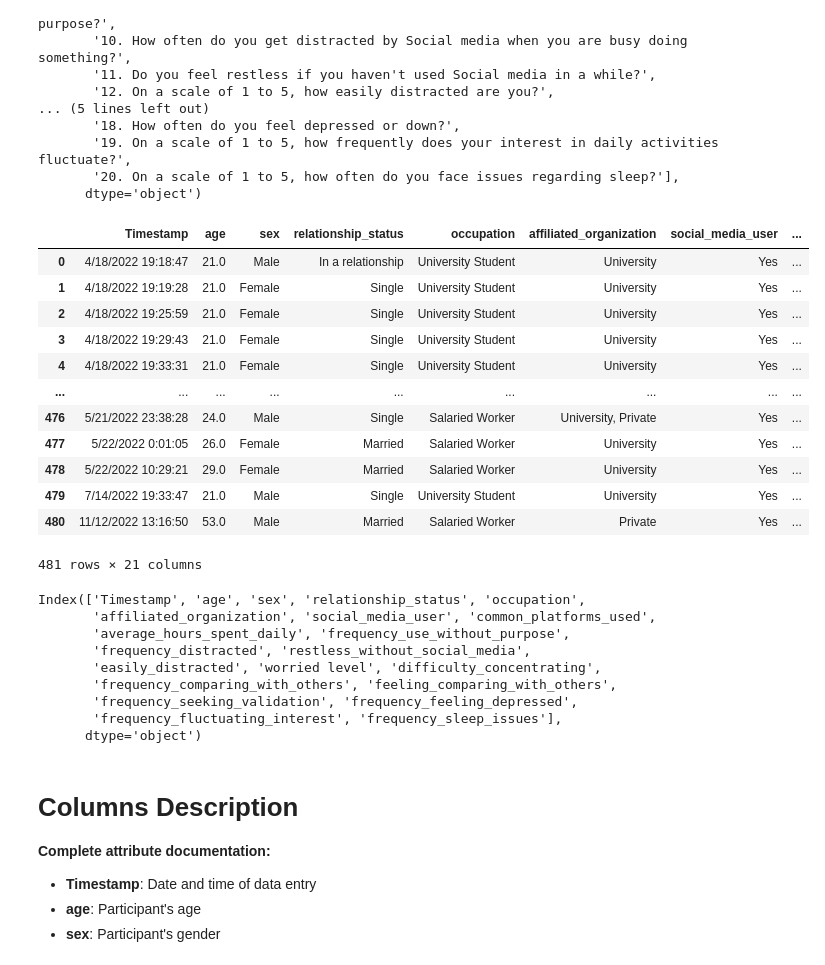
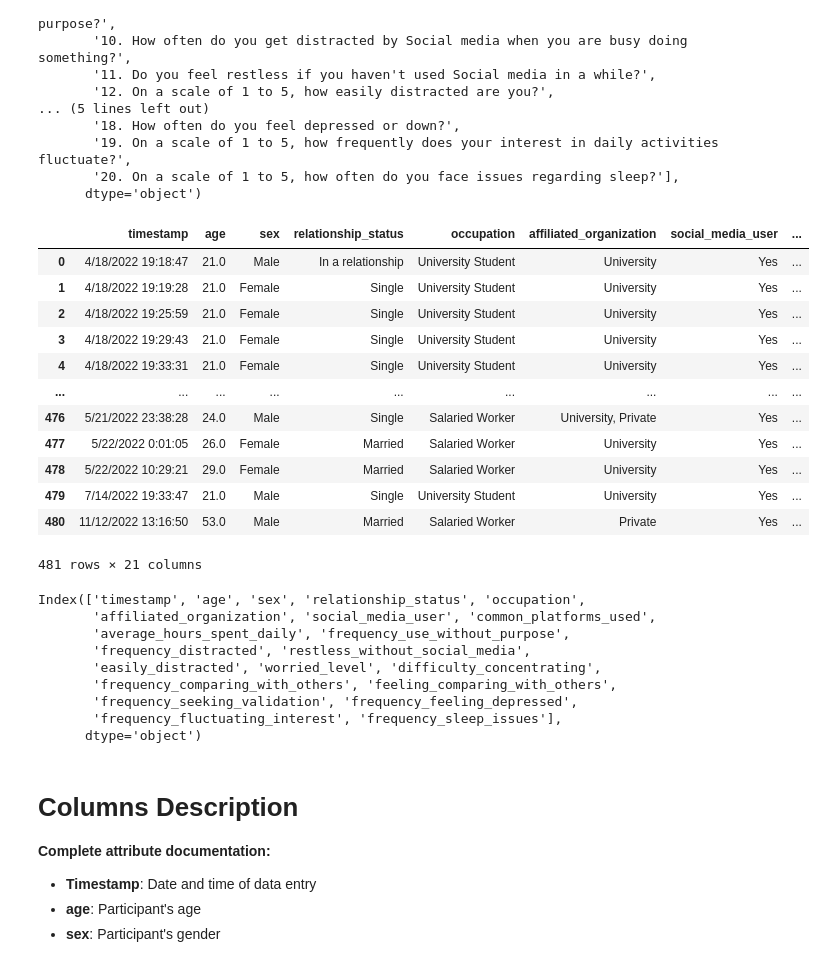
Before and after one commit to ReDI-Data-Analytics-2023/final-project, a Jupyter notebook: giorgiafaedda.ipynb, the cells around one changed output. Saved outputs shown, nothing was run; the diff lists cells and outputs as text; code cells hidden in the pictures.

```diff
--- a/giorgiafaedda.ipynb
+++ b/giorgiafaedda.ipynb
@@ -134,32 +134,33 @@ Index(['Timestamp', '1. What is your age?', '2. Gender',
 # %%
 df.rename(
     columns={
+        'Timestamp': 'timestamp',
         '1. What is your age?': 'age',
         '2. Gender': 'sex',
         '3. Relationship Status': 'relationship_status',
         '4. Occupation Status': 'occupation',
         '5. What type of organizations are you affiliated with?': 'affiliated_organization',
         '6. Do you use social media?': 'social_media_user',
         '7. What social media platforms do you commonly use?': 'common_platforms_used',
         '8. What is the average time you spend on social media every day?': 'average_hours_spent_daily',
         '9. How often do you find yourself using Social media without a specific purpose?': 'frequency_use_without_purpose',
         '10. How often do you get distracted by Social media when you are busy doing something?': 'frequency_distracted',
         "11. Do you feel restless if you haven't used Social media in a while?": 'restless_without_social_media',
         '12. On a scale of 1 to 5, how easily distracted are you?': 'easily_distracted',
-        '13. On a scale of 1 to 5, how much are you bothered by worries?': 'worried level',
+        '13. On a scale of 1 to 5, how much are you bothered by worries?': 'worried_level',
         '14. Do you find it difficult to concentrate on things?': 'difficulty_concentrating',
         '15. On a scale of 1-5, how often do you compare yourself to other successful people through the use of social media?': 'frequency_comparing_with_others',
         '16. Following the previous question, how do you feel about these comparisons, generally speaking?': 'feeling_comparing_with_others',
         '17. How often do you look to seek validation from features of social media?': 'frequency_seeking_validation',
         '18. How often do you feel depressed or down?': 'frequency_feeling_depressed',
         '19. On a scale of 1 to 5, how frequently does your interest in daily activities fluctuate?': 'frequency_fluctuating_interest',
         '20. On a scale of 1 to 5, how often do you face issues regarding sleep?': 'frequency_sleep_issues',
         },
     inplace=True)
 
 df
 # %% [output]
-|  | Timestamp | age | sex | relationship_status | occupation | affiliated_organization | social_media_user | ... |
+|  | timestamp | age | sex | relationship_status | occupation | affiliated_organization | social_media_user | ... |
 | 0 | 4/18/2022 19:18:47 | 21.0 | Male | In a relationship | University Student | University | Yes | ... |
 | 1 | 4/18/2022 19:19:28 | 21.0 | Female | Single | University Student | University | Yes | ... |
 | 2 | 4/18/2022 19:25:59 | 21.0 | Female | Single | University Student | University | Yes | ... |
@@ -175,11 +176,11 @@ df
 # %%
 df.columns
 # %% [output]
-Index(['Timestamp', 'age', 'sex', 'relationship_status', 'occupation',
+Index(['timestamp', 'age', 'sex', 'relationship_status', 'occupation',
        'affiliated_organization', 'social_media_user', 'common_platforms_used',
        'average_hours_spent_daily', 'frequency_use_without_purpose',
        'frequency_distracted', 'restless_without_social_media',
-       'easily_distracted', 'worried level', 'difficulty_concentrating',
+       'easily_distracted', 'worried_level', 'difficulty_concentrating',
        'frequency_comparing_with_others', 'feeling_comparing_with_others',
        'frequency_seeking_validation', 'frequency_feeling_depressed',
        'frequency_fluctuating_interest', 'frequency_sleep_issues'],
```
Also changed, not shown: parts of 14 cells of this notebook.
